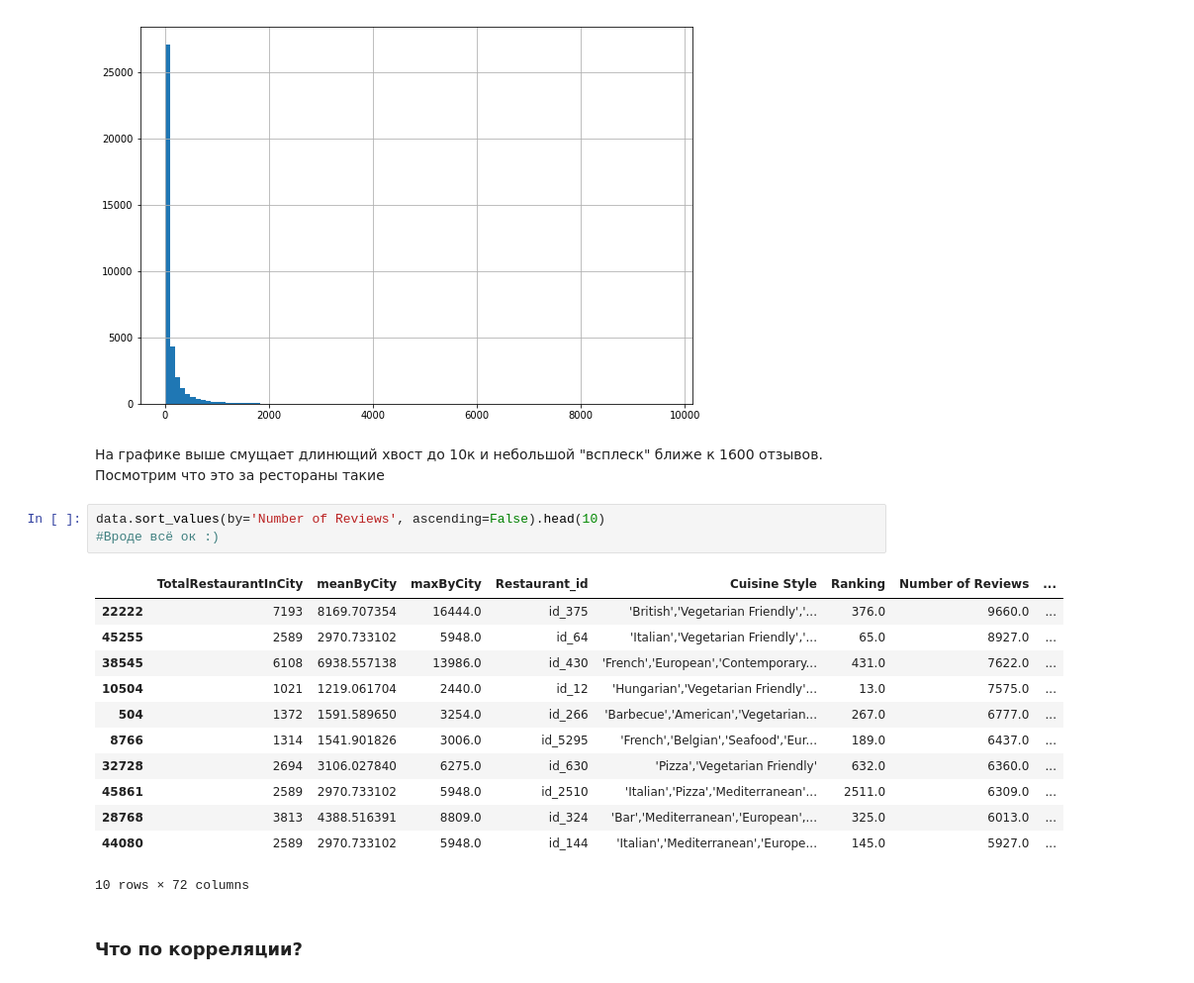
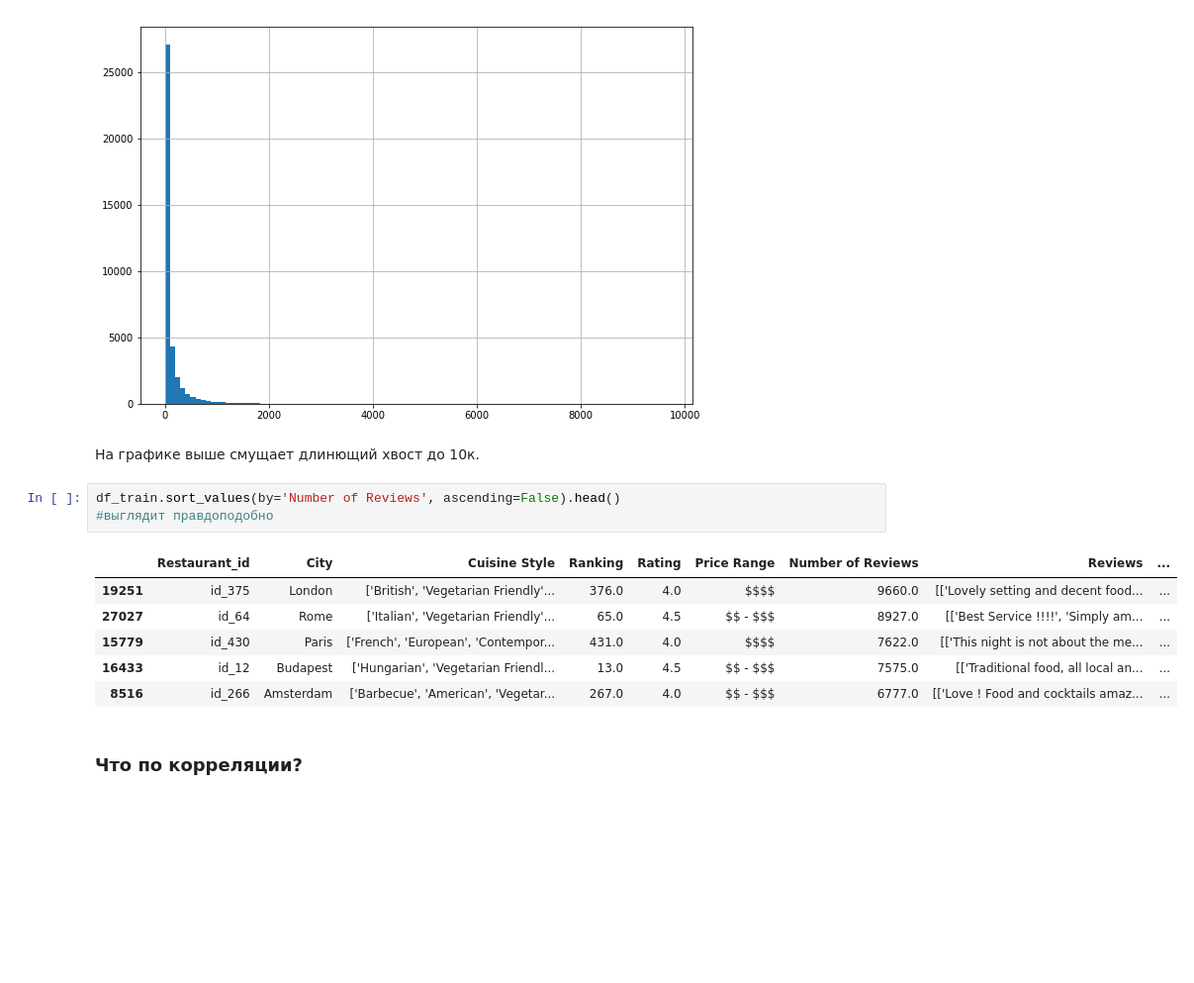
Before and after one commit to PrusRoman/skillfactory_rds, a Jupyter notebook: project_3_kaggle/sf-tripadvisor-rating.ipynb, the cells around one changed output. Shown: that part at 99% size. Saved outputs shown, nothing was run; the diff lists cells and outputs as text; blank space fills up the shorter version.

```diff
--- a/project_3_kaggle/sf-tripadvisor-rating.ipynb
+++ b/project_3_kaggle/sf-tripadvisor-rating.ipynb
@@ -357,23 +361,17 @@ df_train['Number of Reviews'].hist(bins=100)
 <matplotlib.axes._subplots.AxesSubplot at 0x...>
 [figure]
 # %% [markdown]
-На графике выше смущает длинющий хвост до 10к и небольшой "всплеск" ближе к 1600 отзывов. Посмотрим что это за рестораны такие
+На графике выше смущает длинющий хвост до 10к.
 # %%
-data.sort_values(by='Number of Reviews', ascending=False).head(10)
-#Вроде всё ок :)
+df_train.sort_values(by='Number of Reviews', ascending=False).head()
+#выглядит правдоподобно
 # %% [output]
-|  | TotalRestaurantInCity | meanByCity | maxByCity | Restaurant_id | Cuisine Style | Ranking | Number of Reviews | ... |
-| 22222 | 7193 | 8169.707354 | 16444.0 | id_375 | 'British','Vegetarian Friendly','... | 376.0 | 9660.0 | ... |
-| 45255 | 2589 | 2970.733102 | 5948.0 | id_64 | 'Italian','Vegetarian Friendly','... | 65.0 | 8927.0 | ... |
-| 38545 | 6108 | 6938.557138 | 13986.0 | id_430 | 'French','European','Contemporary... | 431.0 | 7622.0 | ... |
-| 10504 | 1021 | 1219.061704 | 2440.0 | id_12 | 'Hungarian','Vegetarian Friendly'... | 13.0 | 7575.0 | ... |
-| 504 | 1372 | 1591.589650 | 3254.0 | id_266 | 'Barbecue','American','Vegetarian... | 267.0 | 6777.0 | ... |
-| 8766 | 1314 | 1541.901826 | 3006.0 | id_5295 | 'French','Belgian','Seafood','Eur... | 189.0 | 6437.0 | ... |
-| 32728 | 2694 | 3106.027840 | 6275.0 | id_630 | 'Pizza','Vegetarian Friendly' | 632.0 | 6360.0 | ... |
-| 45861 | 2589 | 2970.733102 | 5948.0 | id_2510 | 'Italian','Pizza','Mediterranean'... | 2511.0 | 6309.0 | ... |
-| 28768 | 3813 | 4388.516391 | 8809.0 | id_324 | 'Bar','Mediterranean','European',... | 325.0 | 6013.0 | ... |
-| 44080 | 2589 | 2970.733102 | 5948.0 | id_144 | 'Italian','Mediterranean','Europe... | 145.0 | 5927.0 | ... |
+|  | Restaurant_id | City | Cuisine Style | Ranking | Rating | Price Range | Number of Reviews | Reviews | ... |
+| 19251 | id_375 | London | ['British', 'Vegetarian Friendly'... | 376.0 | 4.0 | $$$$ | 9660.0 | [['Lovely setting and decent food... | ... |
+| 27027 | id_64 | Rome | ['Italian', 'Vegetarian Friendly'... | 65.0 | 4.5 | $$ - $$$ | 8927.0 | [['Best Service !!!!', 'Simply am... | ... |
+| 15779 | id_430 | Paris | ['French', 'European', 'Contempor... | 431.0 | 4.0 | $$$$ | 7622.0 | [['This night is not about the me... | ... |
+| 16433 | id_12 | Budapest | ['Hungarian', 'Vegetarian Friendl... | 13.0 | 4.5 | $$ - $$$ | 7575.0 | [['Traditional food, all local an... | ... |
+| 8516 | id_266 | Amsterdam | ['Barbecue', 'American', 'Vegetar... | 267.0 | 4.0 | $$ - $$$ | 6777.0 | [['Love ! Food and cocktails amaz... | ... |
-10 rows × 72 columns
 # %% [markdown]
 ### Что по корреляции?
 # %%
```
Also changed, not shown: parts of 29 cells of this notebook, 2 other files.
